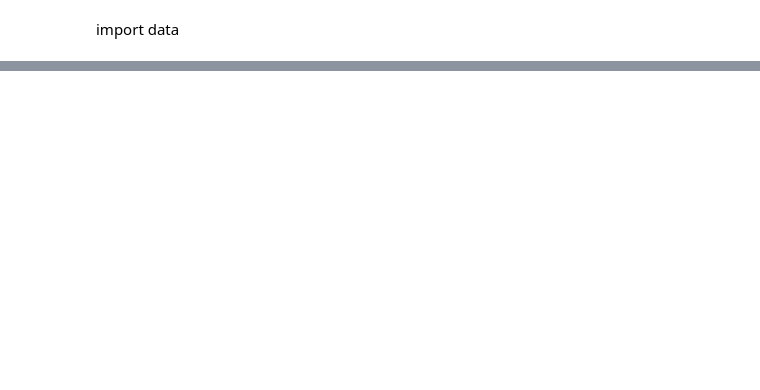
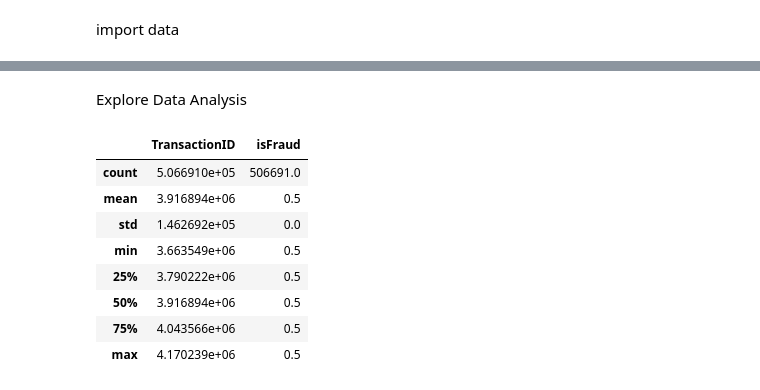
Before and after one commit to TeetyK/FinTech_AI, a Jupyter notebook: Fraud_Detection.ipynb, the cells around one changed output, grey strips where cells are left out. Saved outputs shown, nothing was run; the diff lists cells and outputs as text; code cells hidden in the pictures; blank space fills up the shorter version.

```diff
--- a/Fraud_Detection.ipynb
+++ b/Fraud_Detection.ipynb
@@ -27,0 +81,14 @@ test_trans
+# %% [markdown]
+Explore Data Analysis
+# %%
+sample_submission.describe()
+# %% [output]
+|  | TransactionID | isFraud |
+| count | 5.066910e+05 | 506691.0 |
+| mean | 3.916894e+06 | 0.5 |
+| std | 1.462692e+05 | 0.0 |
+| min | 3.663549e+06 | 0.5 |
+| 25% | 3.790222e+06 | 0.5 |
+| 50% | 3.916894e+06 | 0.5 |
+| 75% | 4.043566e+06 | 0.5 |
+| max | 4.170239e+06 | 0.5 |
```
Also changed, not shown: parts of 3 cells of this notebook.
